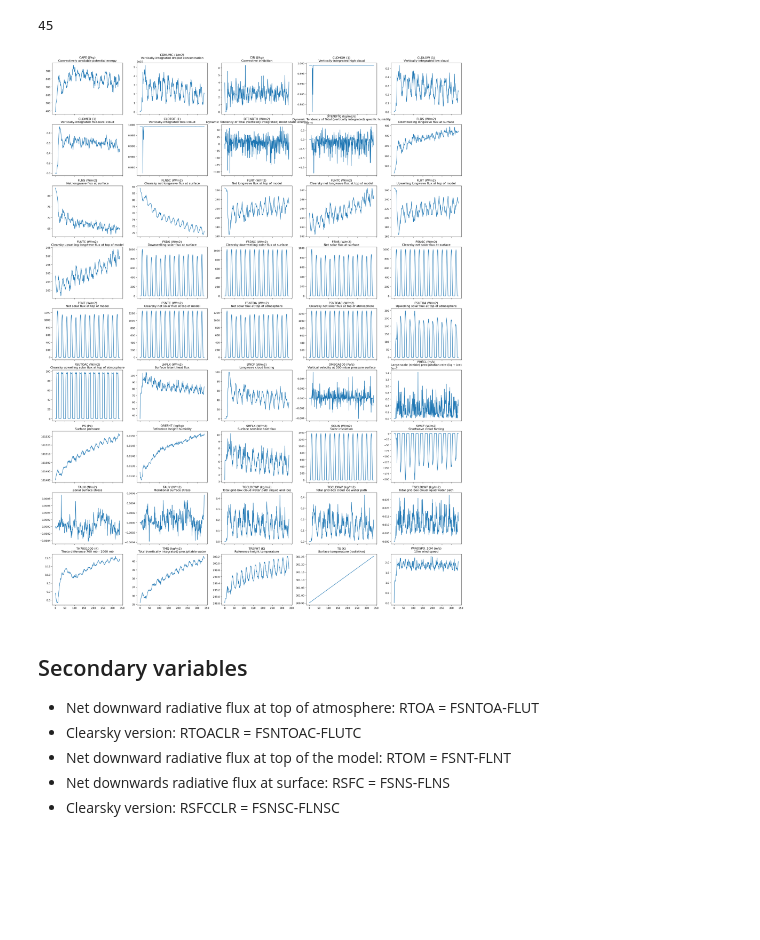
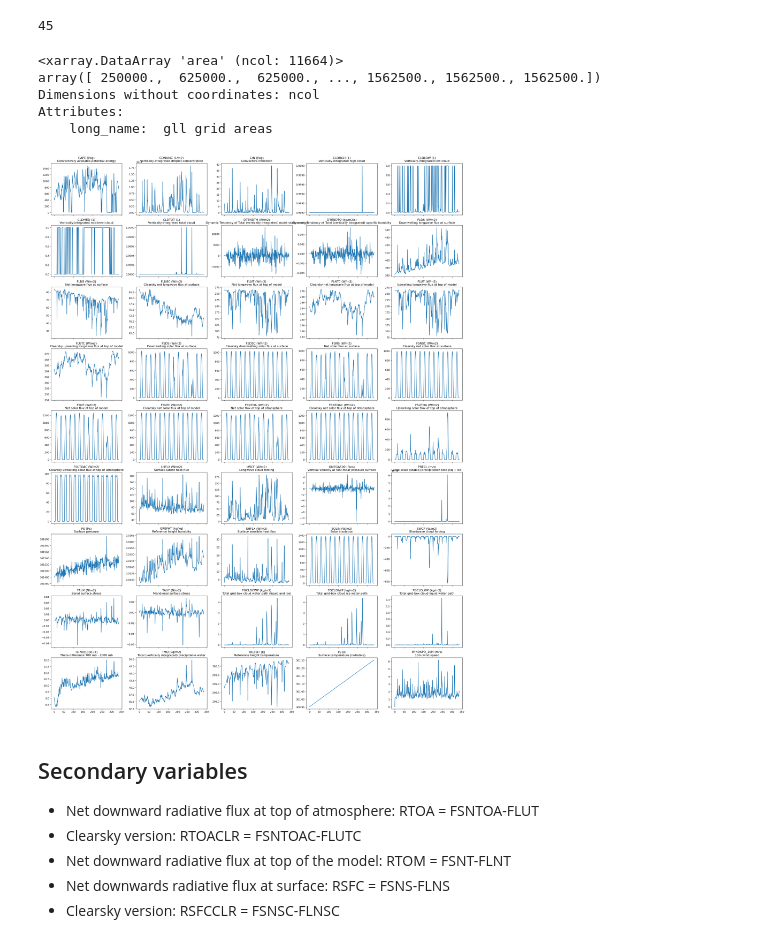
Before and after one commit to smturbev/dp-scream-analysis, a Jupyter notebook: prelim/timeseries.ipynb, the cells around one changed output. Drawn from its saved outputs; the diff is of its cells as text; code cells hidden in the pictures; blank space fills up the shorter version.

```diff
--- a/prelim/timeseries.ipynb
+++ b/prelim/timeseries.ipynb
@@ -45,19 +41,29 @@ varnames = open("h1_varnames","r").read().split("\n")
 len(varnames)
 # %% [output]
 45
+# %%
+ds
+# %% [output]
+<xarray.DataArray 'area' (ncol: 11664)>
+array([ 250000.,  625000.,  625000., ..., 1562500., 1562500., 1562500.])
+Dimensions without coordinates: ncol
+Attributes:
+    long_name:  gll grid areas
 # %%
 fig, ax = plt.subplots(9,5, figsize=(30,40), sharex=True)
 n = 0
 for i in range(9):
     for j in range(5):
         var = varnames[n]
-        ax[i,j].plot(ds[var].mean(dim=["ncol"]))
+#         data_weighted_avg = ds[var].weighted(ds.area).mean(dim=["ncol"])
+        data = ds[var][:,40]
+        ax[i,j].plot(data[:-1])
         ax[i,j].set_title(var+" ("+str(ds[var].units)+")\n"+str(ds[var].long_name))
         n+=1
-plt.savefig("plots/timeseries_h1.png",dpi=140)
+plt.savefig("plots/timeseries_h1_singlepoint.png",dpi=140)
 plt.show()
 # %% [output]
-[figure, old version]
+[figure, new version]
 # %% [markdown]
 ## Secondary variables
 
```
Also changed, not shown: parts of 6 cells of this notebook, 7 other files.
